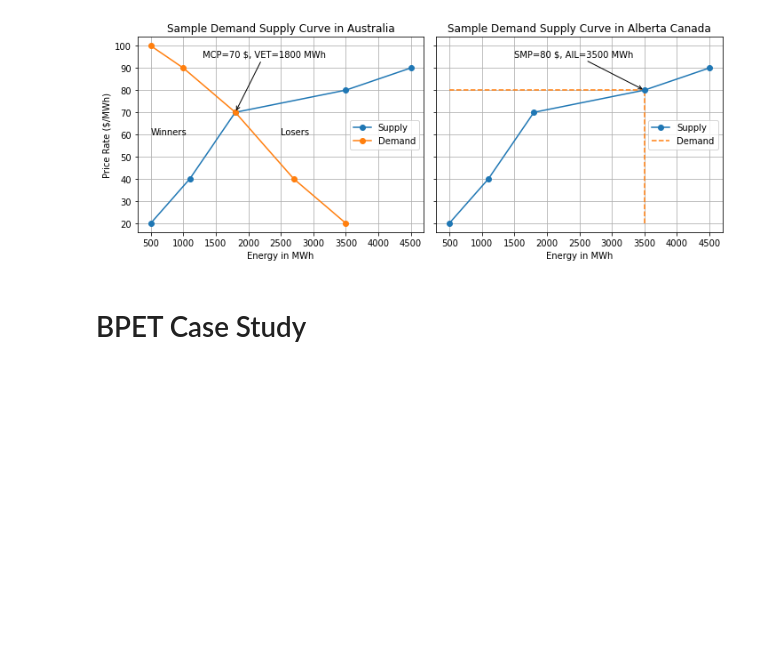
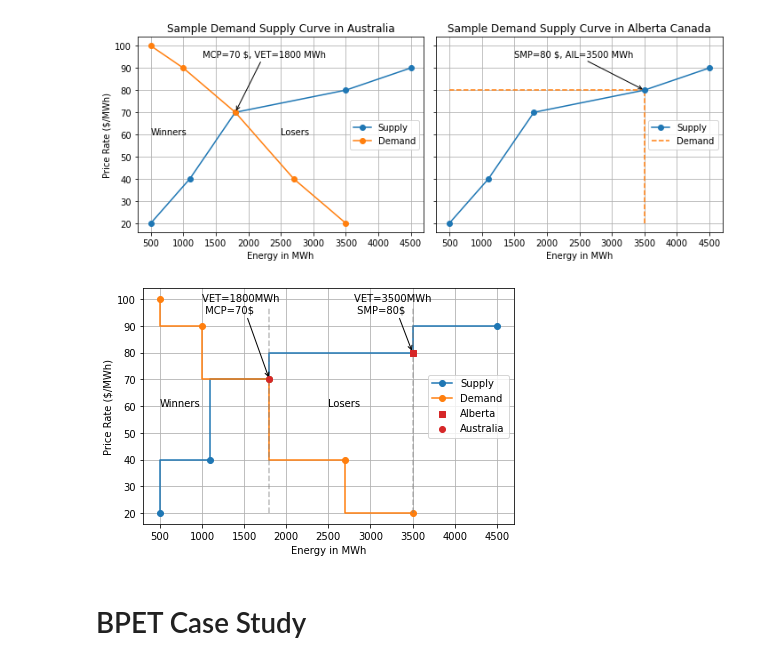
Before and after one commit to CaixiangFan/bpet-contracts, a Jupyter notebook: aeso/src/dataProcess.ipynb, the cells around one changed output. Drawn from its saved outputs; the diff is of its cells as text; code cells hidden in the pictures; blank space fills up the shorter version.

Commit message:
update moe sample plot

```diff
--- a/aeso/src/dataProcess.ipynb
+++ b/aeso/src/dataProcess.ipynb
@@ -573,6 +573,42 @@ fig.savefig('moe.pdf')
 fig.savefig('moe.png',dpi=300)
 # %% [output]
 [figure]
+# %%
+fig, ax = plt.subplots()
+ax.step(supply_cumsum, supply_price, marker='o', label='Supply')
+ax.step(consumer_cumsum, consumer_price, marker='o', color='tab:orange',label='Demand')
+# ax.set_title('Sample Demand Supply Curve in Australia')
+ax.annotate("VET=1800MWh \n MCP=70$",
+            xy=(1800, 70), xycoords='data',
+            xytext=(1000, 95), textcoords='data',
+            arrowprops=dict(arrowstyle="->",
+                            connectionstyle="arc3"),
+            )
+ax.text(x=500, y=60, s='Winners')
+ax.text(x=2500, y=60, s='Losers')
+ax.legend(loc='right')
+ax.set_xlabel('Energy in MWh')
+ax.set_ylabel('Price Rate ($/MWh)')
+
+ax.vlines(x=[3500], ymin=20, ymax=97, color='tab:grey',  linestyle='--', alpha=0.5)
+ax.vlines(x=[1800], ymin=20, ymax=97, color='tab:grey',  linestyle='--', alpha=0.5)
+ax.scatter(x=3500, y=80, marker="s", color='tab:red', label="Alberta", zorder=5)
+ax.scatter(x=1800, y=70, marker="o", color='tab:red', label="Australia", zorder=5)
+ax.annotate("VET=3500MWh \n SMP=80$",
+            xy=(3500, 80), xycoords='data',
+            xytext=(2800, 95), textcoords='data',
+            arrowprops=dict(arrowstyle="->",
+                            connectionstyle="arc3"),
+            )
+ax.grid()
+ax.legend(loc='right')
+plt.tight_layout()
+plt.show()
+
+fig.savefig('moe_step.pdf')
+fig.savefig('moe_step.png',dpi=300)
+# %% [output]
+[figure, added]
 # %% [markdown]
 # BPET Case Study
 # %% [markdown]
```
Also changed, not shown: 4 other files.
